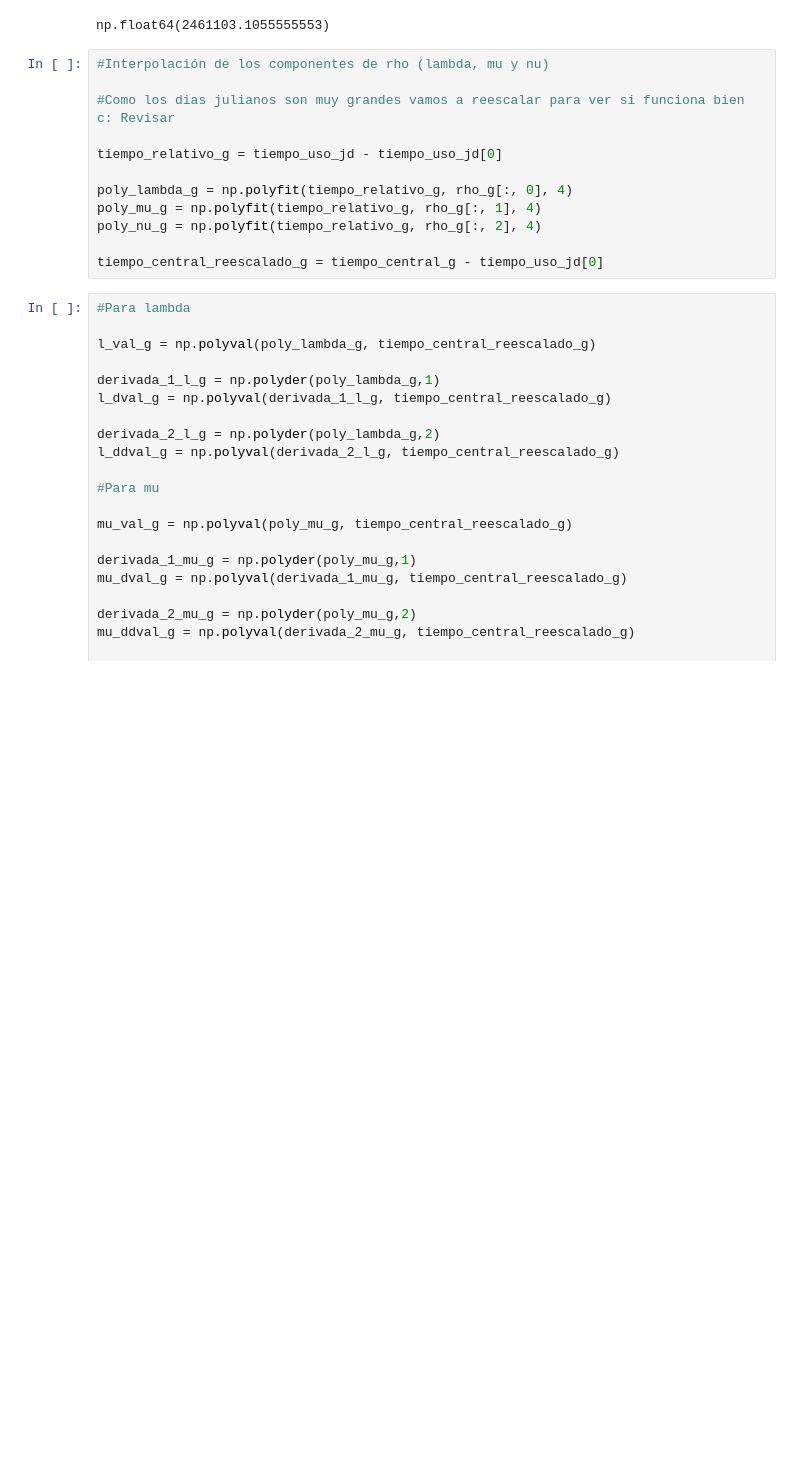
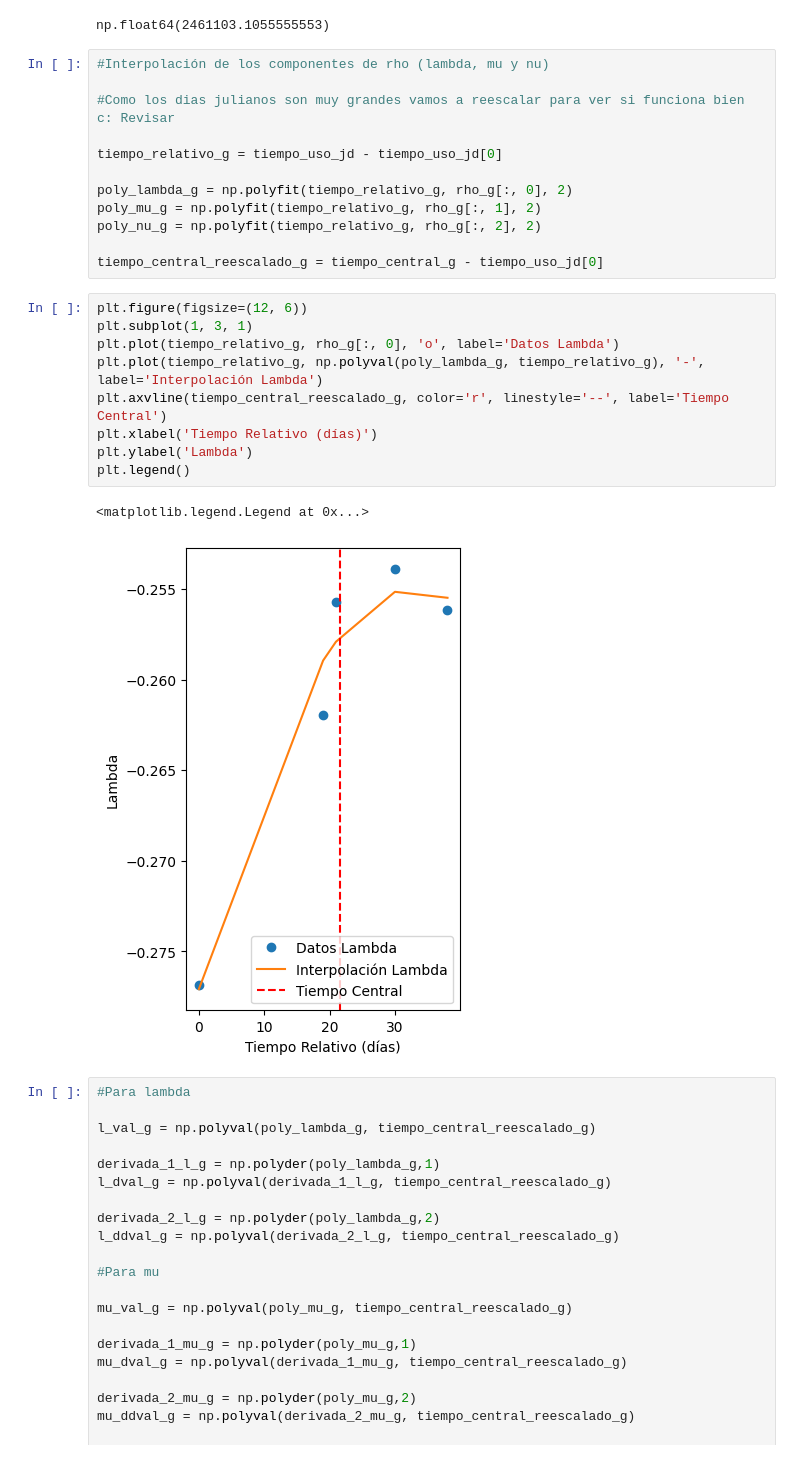
Before and after one commit to JessiDaniL/Proyecto_Experimental_Jupiter, a Jupyter notebook: calculo_rho.ipynb, the cells around one changed output. Drawn from its saved outputs; the diff is of its cells as text; blank space fills up the shorter version.

```diff
--- a/calculo_rho.ipynb
+++ b/calculo_rho.ipynb
@@ -574,11 +585,23 @@ np.float64(2461103.1055555553)
 
 tiempo_relativo_g = tiempo_uso_jd - tiempo_uso_jd[0]
 
-poly_lambda_g = np.polyfit(tiempo_relativo_g, rho_g[:, 0], 4)
-poly_mu_g = np.polyfit(tiempo_relativo_g, rho_g[:, 1], 4)
-poly_nu_g = np.polyfit(tiempo_relativo_g, rho_g[:, 2], 4)
+poly_lambda_g = np.polyfit(tiempo_relativo_g, rho_g[:, 0], 2)
+poly_mu_g = np.polyfit(tiempo_relativo_g, rho_g[:, 1], 2)
+poly_nu_g = np.polyfit(tiempo_relativo_g, rho_g[:, 2], 2)
 
 tiempo_central_reescalado_g = tiempo_central_g - tiempo_uso_jd[0]
+# %%
+plt.figure(figsize=(12, 6))
+plt.subplot(1, 3, 1)
+plt.plot(tiempo_relativo_g, rho_g[:, 0], 'o', label='Datos Lambda')
+plt.plot(tiempo_relativo_g, np.polyval(poly_lambda_g, tiempo_relativo_g), '-', label='Interpolación Lambda')
+plt.axvline(tiempo_central_reescalado_g, color='r', linestyle='--', label='Tiempo Central')
+plt.xlabel('Tiempo Relativo (días)')
+plt.ylabel('Lambda')
+plt.legend()
+# %% [output]
+<matplotlib.legend.Legend at 0x...>
+[figure, added]
 # %%
 #Para lambda
 
```
Also changed, not shown: parts of 13 cells of this notebook.
